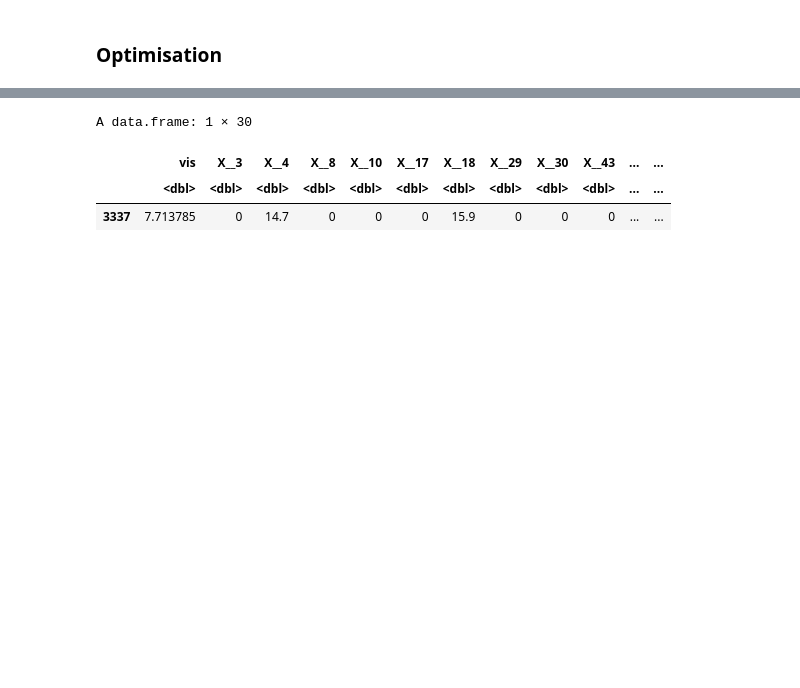
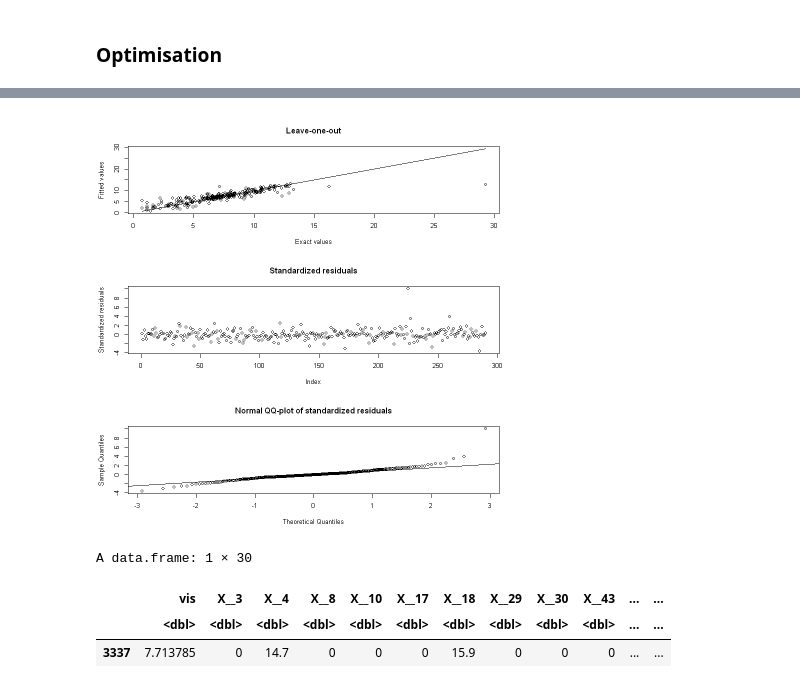
Before and after one commit to supetite/Projet-IPPON, a Jupyter notebook: Target - IMSE.ipynb, the cells around one changed output, grey strips where cells are left out. Drawn from its saved outputs; the diff is of its cells as text; code cells hidden in the pictures; blank space fills up the shorter version.

```diff
--- a/Target - IMSE.ipynb
+++ b/Target - IMSE.ipynb
@@ -289,4 +329,8 @@ final  value 480.268745
 converged
+# %%
+plot(mod)
+# %% [output]
+[figure, added]
 # %%
 #TROUVER LE POINT LE PLUS PROCHE D'UN NOUVEAU POINT
 
```
Also changed, not shown: parts of 32 cells of this notebook.
